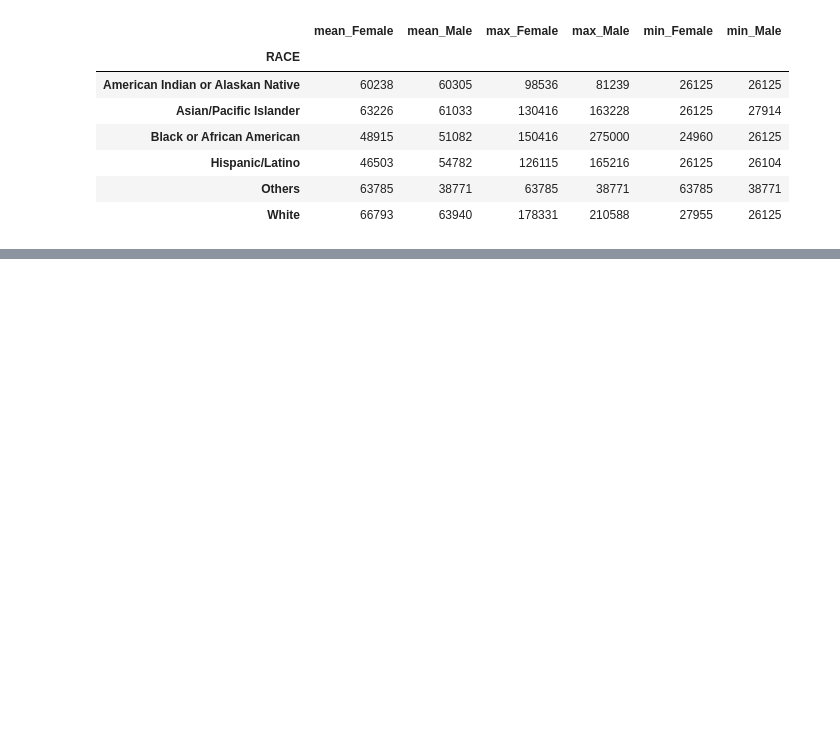
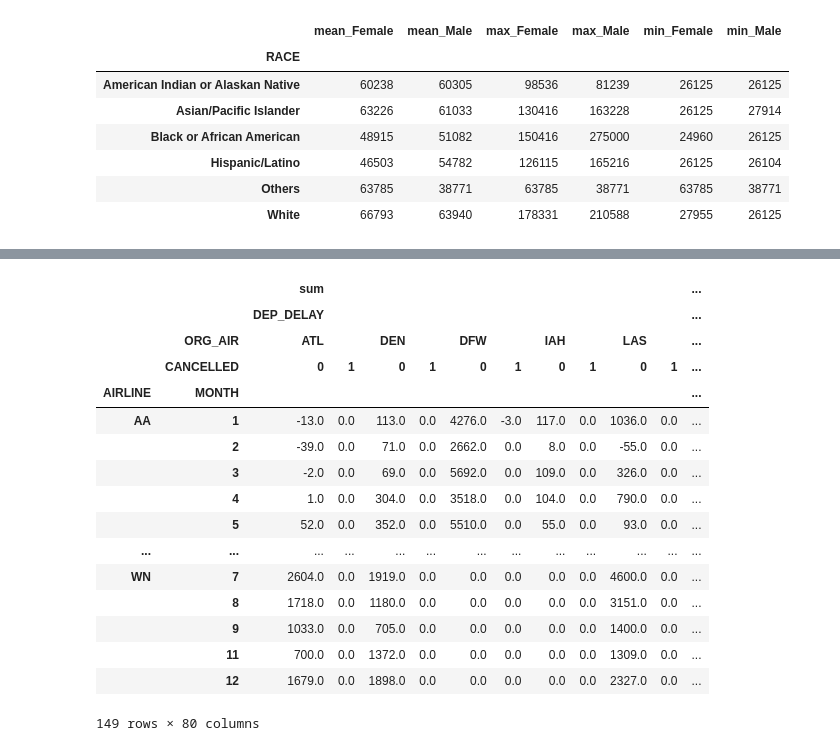
Before and after one commit to minstrel1149/pandas_practice-cookbook1, a Jupyter notebook: pd_cookbook_2_chapter10.ipynb, the cells around one changed output, grey strips where cells are left out. Drawn from its saved outputs; the diff is of its cells as text; code cells hidden in the pictures; blank space fills up the shorter version.

```diff
--- a/pd_cookbook_2_chapter10.ipynb
+++ b/pd_cookbook_2_chapter10.ipynb
@@ -261,3 +261,6 @@ def flatten_cols(df):
 | Hispanic/Latino | 46503 | 54782 | 126115 | 165216 | 26125 | 26104 |
 | Others | 63785 | 38771 | 63785 | 38771 | 63785 | 38771 |
 | White | 66793 | 63940 | 178331 | 210588 | 27955 | 26125 |
+# %%
+flights = pd.read_csv(p1 / 'flights.csv')
+flights.head()
@@ -263,0 +319,25 @@ def flatten_cols(df):
+# %%
+(flights
+ .groupby(['AIRLINE', 'MONTH', 'ORG_AIR', 'CANCELLED'])[['DEP_DELAY', 'DIST']]
+ .agg(['sum', 'mean'])
+ .unstack(['ORG_AIR', 'CANCELLED'], fill_value=0)
+ .swaplevel(0, 1, axis=1)
+)
+# %% [output]
+|  |  | sum |  |  |  |  |  |  |  |  |  | ... |
+|  |  | DEP_DELAY |  |  |  |  |  |  |  |  |  | ... |
+|  | ORG_AIR | ATL |  | DEN |  | DFW |  | IAH |  | LAS |  | ... |
+|  | CANCELLED | 0 | 1 | 0 | 1 | 0 | 1 | 0 | 1 | 0 | 1 | ... |
+| AIRLINE | MONTH |  |  |  |  |  |  |  |  |  |  | ... |
+| AA | 1 | -13.0 | 0.0 | 113.0 | 0.0 | 4276.0 | -3.0 | 117.0 | 0.0 | 1036.0 | 0.0 | ... |
+|  | 2 | -39.0 | 0.0 | 71.0 | 0.0 | 2662.0 | 0.0 | 8.0 | 0.0 | -55.0 | 0.0 | ... |
+|  | 3 | -2.0 | 0.0 | 69.0 | 0.0 | 5692.0 | 0.0 | 109.0 | 0.0 | 326.0 | 0.0 | ... |
+|  | 4 | 1.0 | 0.0 | 304.0 | 0.0 | 3518.0 | 0.0 | 104.0 | 0.0 | 790.0 | 0.0 | ... |
+|  | 5 | 52.0 | 0.0 | 352.0 | 0.0 | 5510.0 | 0.0 | 55.0 | 0.0 | 93.0 | 0.0 | ... |
+| ... | ... | ... | ... | ... | ... | ... | ... | ... | ... | ... | ... | ... |
+| WN | 7 | 2604.0 | 0.0 | 1919.0 | 0.0 | 0.0 | 0.0 | 0.0 | 0.0 | 4600.0 | 0.0 | ... |
+|  | 8 | 1718.0 | 0.0 | 1180.0 | 0.0 | 0.0 | 0.0 | 0.0 | 0.0 | 3151.0 | 0.0 | ... |
+|  | 9 | 1033.0 | 0.0 | 705.0 | 0.0 | 0.0 | 0.0 | 0.0 | 0.0 | 1400.0 | 0.0 | ... |
+|  | 11 | 700.0 | 0.0 | 1372.0 | 0.0 | 0.0 | 0.0 | 0.0 | 0.0 | 1309.0 | 0.0 | ... |
+|  | 12 | 1679.0 | 0.0 | 1898.0 | 0.0 | 0.0 | 0.0 | 0.0 | 0.0 | 2327.0 | 0.0 | ... |
+149 rows × 80 columns
```
Also changed, not shown: parts of 9 cells of this notebook, 1 other file.
